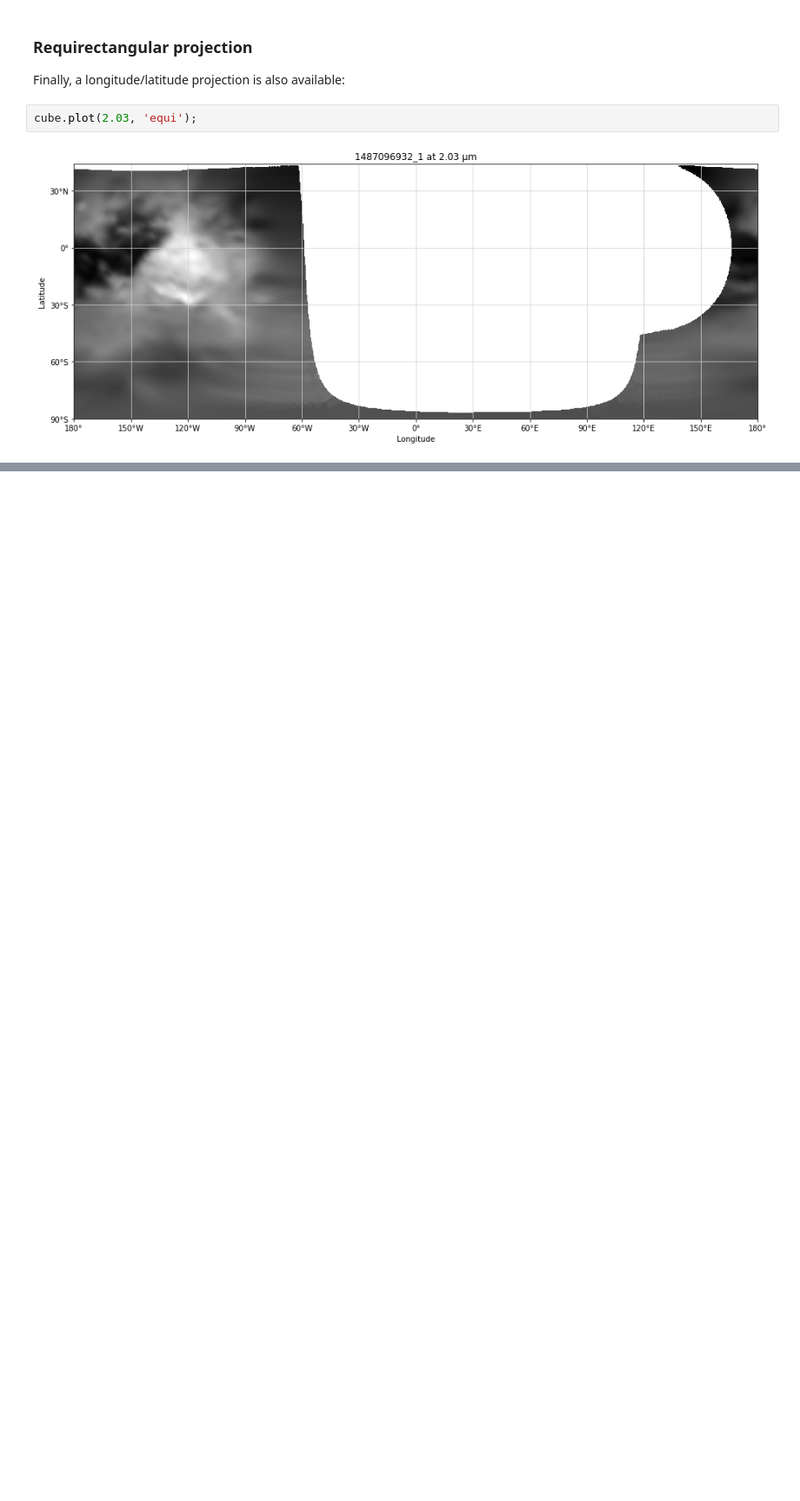
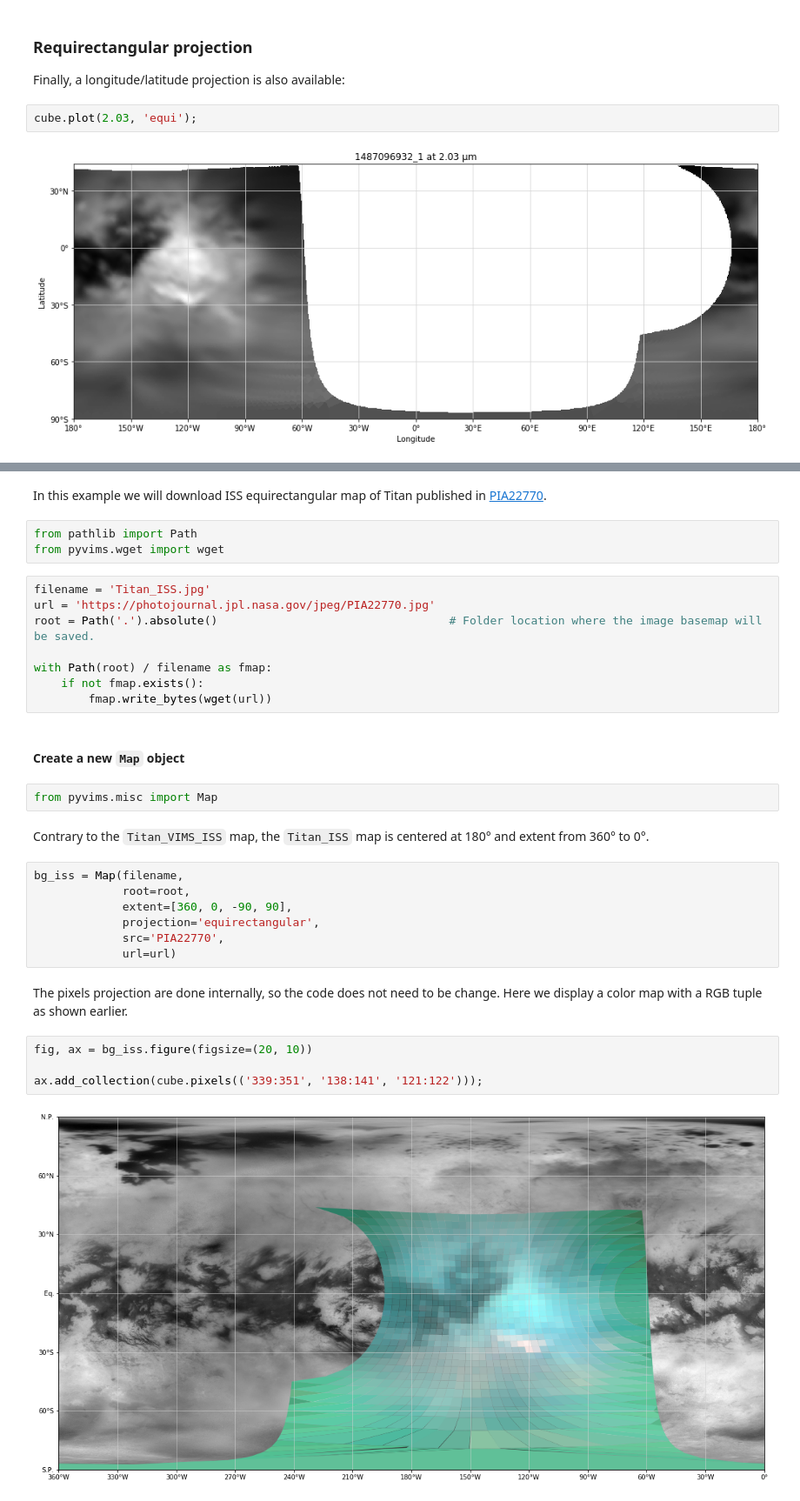
Before and after one commit to seignovert/pyvims, a Jupyter notebook: notebooks/pyvims.ipynb, the cells around one changed output, grey strips where cells are left out. Shown at 87% size. Saved outputs shown, nothing was run; the diff lists cells and outputs as text; blank space fills up the shorter version.

Commit message:
Remove bg_map from tutorial and add a complete MAPS and Map example

```diff
--- a/notebooks/pyvims.ipynb
+++ b/notebooks/pyvims.ipynb
@@ -318,0 +326,34 @@ ax.set_ylim(-90, 90);
+# %% [markdown]
+In this example we will download ISS equirectangular map of Titan published in [PIA22770](https://photojournal.jpl.nasa.gov/catalog/PIA22770).
+# %%
+from pathlib import Path
+from pyvims.wget import wget
+# %%
+filename = 'Titan_ISS.jpg'
+url = 'https://photojournal.jpl.nasa.gov/jpeg/PIA22770.jpg'
+root = Path('.').absolute()                                  # Folder location where the image basemap will be saved.
+
+with Path(root) / filename as fmap:
+    if not fmap.exists():
+        fmap.write_bytes(wget(url))
+# %% [markdown]
+#### Create a new `Map` object
+# %%
+from pyvims.misc import Map
+# %% [markdown]
+Contrary to the `Titan_VIMS_ISS` map, the `Titan_ISS` map is centered at 180° and extent from 360° to 0°.
+# %%
+bg_iss = Map(filename,
+             root=root,
+             extent=[360, 0, -90, 90],
+             projection='equirectangular',
+             src='PIA22770',
+             url=url)
+# %% [markdown]
+The pixels projection are done internally, so the code does not need to be change. Here we display a color map with a RGB tuple as shown earlier.
+# %%
+fig, ax = bg_iss.figure(figsize=(20, 10))
+
+ax.add_collection(cube.pixels(('339:351', '138:141', '121:122')));
+# %% [output]
+[figure, added]
```
Also changed, not shown: parts of 21 cells of this notebook, 1 other file.
